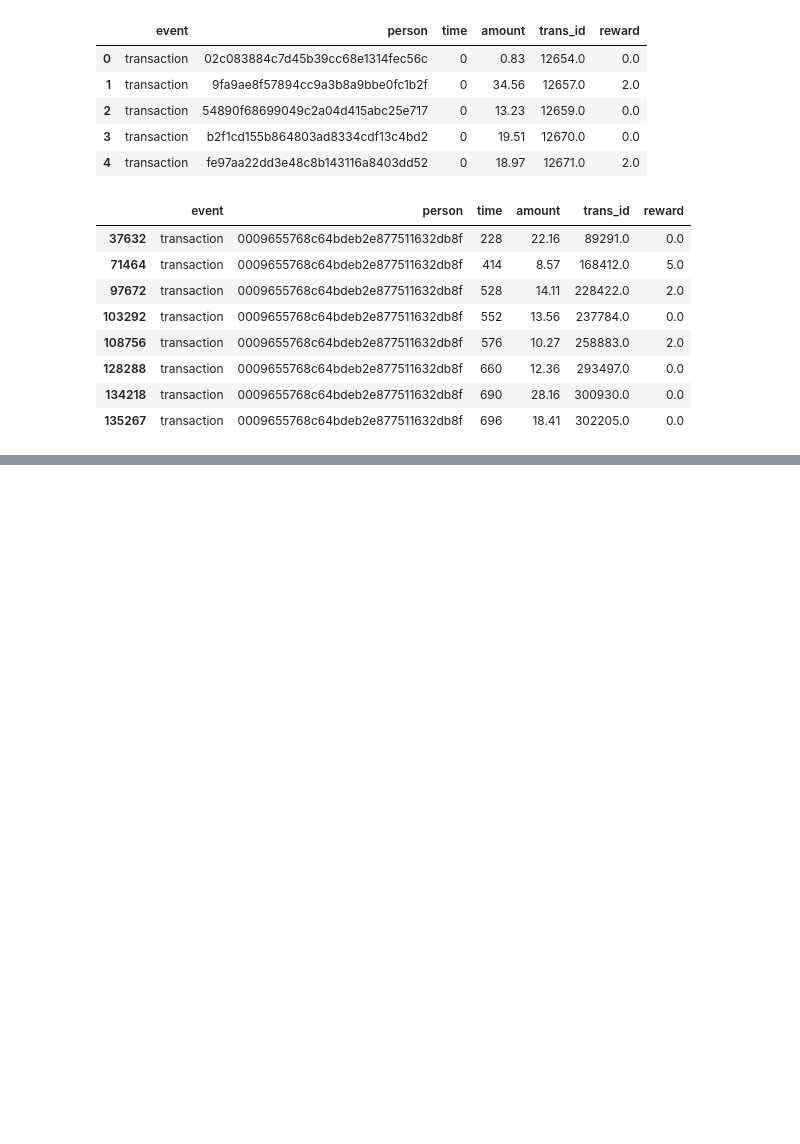
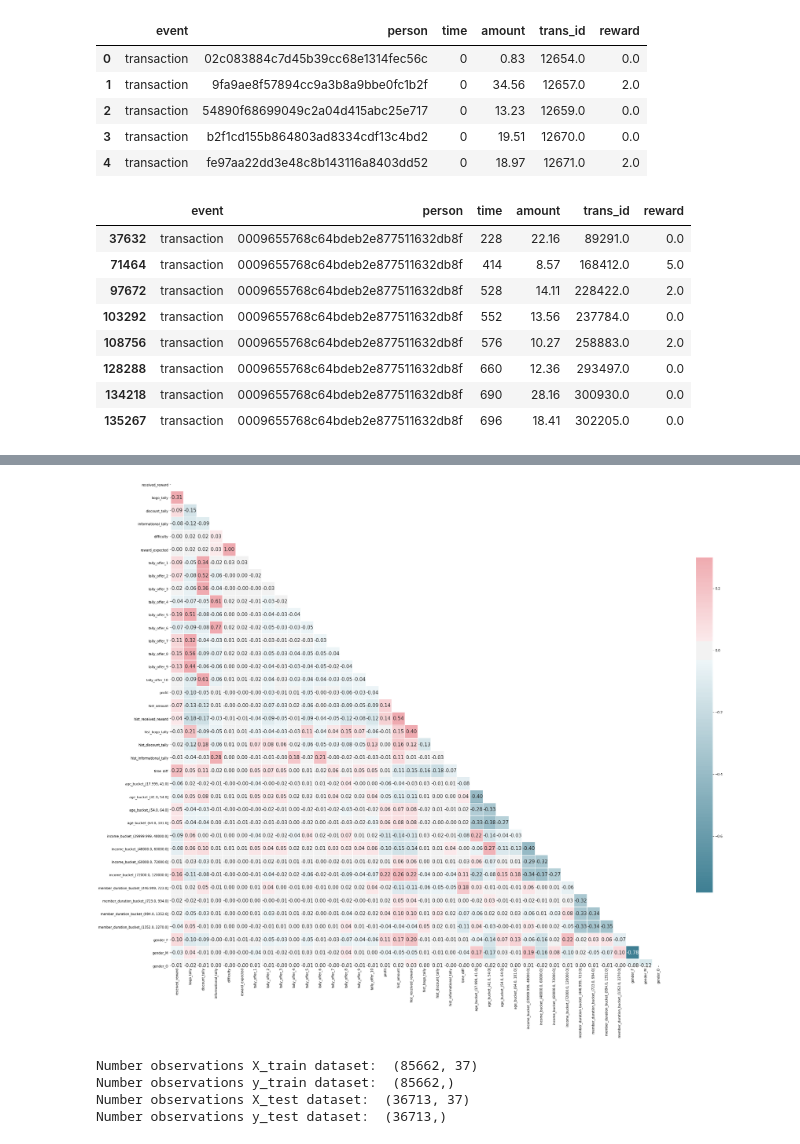
Before and after one commit to GunnarGriese/capstone-udacity, a Jupyter notebook: Starbucks_Capstone_notebook.ipynb, the cells around one changed output, grey strips where cells are left out. Drawn from its saved outputs; the diff is of its cells as text; code cells hidden in the pictures; blank space fills up the shorter version.

```diff
--- a/Starbucks_Capstone_notebook.ipynb
+++ b/Starbucks_Capstone_notebook.ipynb
@@ -561,0 +630,5 @@ profile = pd.read_csv("data/profile_final.csv")
+# %%
+data = transactions.drop(labels=["Unnamed: 0", "person", "time", "amount", "id", "age", "income", "member_duration"], axis=1)
+# %%
+data = pd.get_dummies(data, columns=["age_bucket", "income_bucket", "member_duration_bucket", "gender"])
+data.head()
@@ -561,0 +642,19 @@ profile = pd.read_csv("data/profile_final.csv")
+# %%
+data = data[data["time_diff"].notnull()]
+# %%
+from sklearn import preprocessing as p
+
+# Create a copy of the dataframe
+scaled_features = data.copy()
+
+# Apply scaler to time periods between page views
+col_names = ["received_reward", "difficulty", "reward_expected", "hist_amount", "hist_received_reward", "time_diff"]
+
+features = scaled_features[col_names]
+scaler = p.MinMaxScaler().fit(features.values)
+features = scaler.transform(features.values)
+
+# Re-assign columns
+scaled_features[col_names] = features
+
+data = scaled_features
@@ -561,0 +670,20 @@ profile = pd.read_csv("data/profile_final.csv")
+# %%
+# Compute the correlation matrix
+corrs = data.corr()
+
+# Generate a mask for the upper triangle
+mask = np.zeros_like(corrs, dtype=np.bool)
+mask[np.triu_indices_from(mask)] = True
+
+# Set up the matplotlib figure
+f, ax = plt.subplots(figsize=(30, 30))
+
+# Generate a custom diverging colormap
+cmap = sns.diverging_palette(220, 10, as_cmap=True)
+
+# Draw the heatmap with the mask and correct aspect ratio
+sns.heatmap(corrs, mask=mask, cmap=cmap, vmax=.3, center=0, annot=True, fmt='.2f',
+            square=True, linewidths=.5, cbar_kws={"shrink": .5}, annot_kws={"size": 15})
+plt.tight_layout();
+# %% [output]
+[figure, added]
@@ -561,0 +693,16 @@ profile = pd.read_csv("data/profile_final.csv")
+# %%
+from sklearn.model_selection import train_test_split
+X_train, X_test, y_train, y_test = train_test_split(X, y,
+                                                    test_size=0.3,
+                                                    random_state=42)
+
+# Show the results of the split
+print("Number observations X_train dataset: ", X_train.shape)
+print("Number observations y_train dataset: ", y_train.shape)
+print("Number observations X_test dataset: ", X_test.shape)
+print("Number observations y_test dataset: ", y_test.shape)
+# %% [output]
+Number observations X_train dataset:  (85662, 37)
+Number observations y_train dataset:  (85662,)
+Number observations X_test dataset:  (36713, 37)
+Number observations y_test dataset:  (36713,)
```
Also changed, not shown: parts of 21 cells of this notebook.
